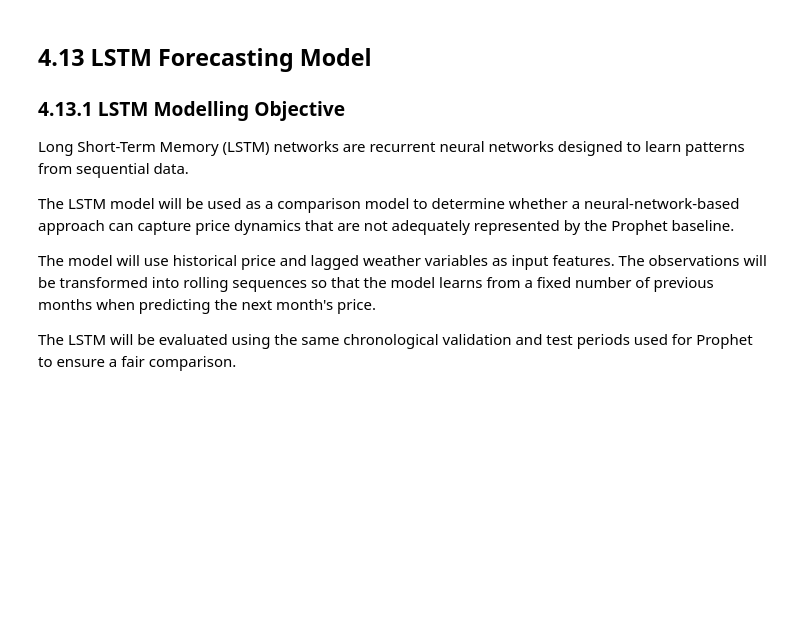
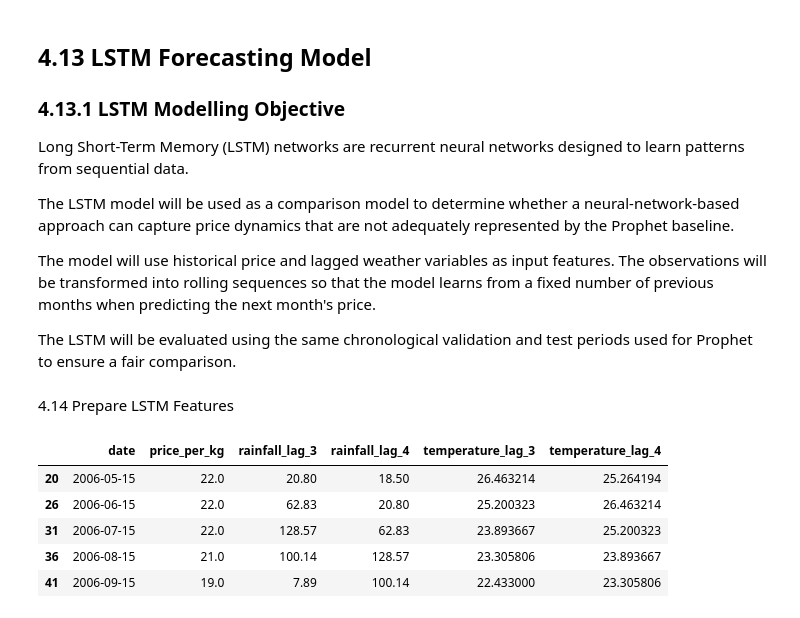
Before and after one commit to kevinkiplangat432/Predictive-Time-Series-Pipeline-using-a-Dual-Input-LSTM-and-Geospatial-Mapping, a Jupyter notebook: kenyan_prices_food.ipynb, the cells around one changed output. Cells and saved outputs as stored; diff of their text form; code cells hidden in the pictures; blank space fills up the shorter version.

Commit message:
Prepare LSTM features

```diff
--- a/kenyan_prices_food.ipynb
+++ b/kenyan_prices_food.ipynb
@@ -1504,3 +1504,34 @@ The LSTM model will be used as a comparison model to determine whether a neural-
 The model will use historical price and lagged weather variables as input features. The observations will be transformed into rolling sequences so that the model learns from a fixed number of previous months when predicting the next month's price.
 
 The LSTM will be evaluated using the same chronological validation and test periods used for Prophet to ensure a fair comparison.
+# %% [markdown]
+4.14 Prepare LSTM Features
+# %%
+# Select features that will be supplied to the LSTM
+
+lstm_features = [
+    "price_per_kg",
+    "rainfall_lag_3",
+    "rainfall_lag_4",
+    "temperature_lag_3",
+    "temperature_lag_4"
+]
+
+lstm_data = series[
+    ["date"] + lstm_features
+].copy()
+
+# Remove rows containing missing modelling values
+lstm_data = lstm_data.dropna()
+
+# Sort chronologically
+lstm_data = lstm_data.sort_values("date")
+
+lstm_data.head()
+# %% [output]
+|  | date | price_per_kg | rainfall_lag_3 | rainfall_lag_4 | temperature_lag_3 | temperature_lag_4 |
+| 20 | 2006-05-15 | 22.0 | 20.80 | 18.50 | 26.463214 | 25.264194 |
+| 26 | 2006-06-15 | 22.0 | 62.83 | 20.80 | 25.200323 | 26.463214 |
+| 31 | 2006-07-15 | 22.0 | 128.57 | 62.83 | 23.893667 | 25.200323 |
+| 36 | 2006-08-15 | 21.0 | 100.14 | 128.57 | 23.305806 | 23.893667 |
+| 41 | 2006-09-15 | 19.0 | 7.89 | 100.14 | 22.433000 | 23.305806 |
```
